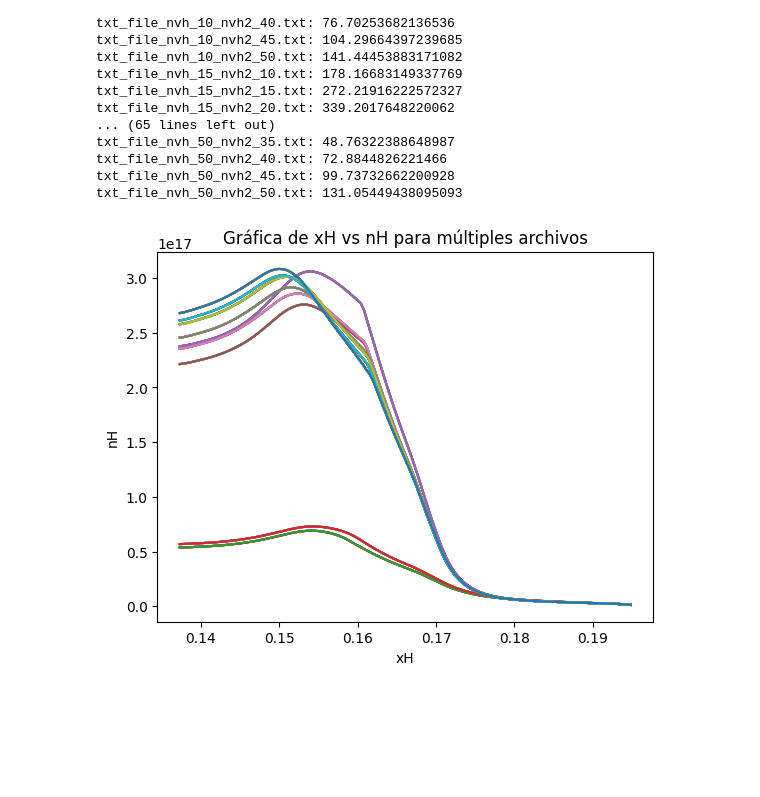
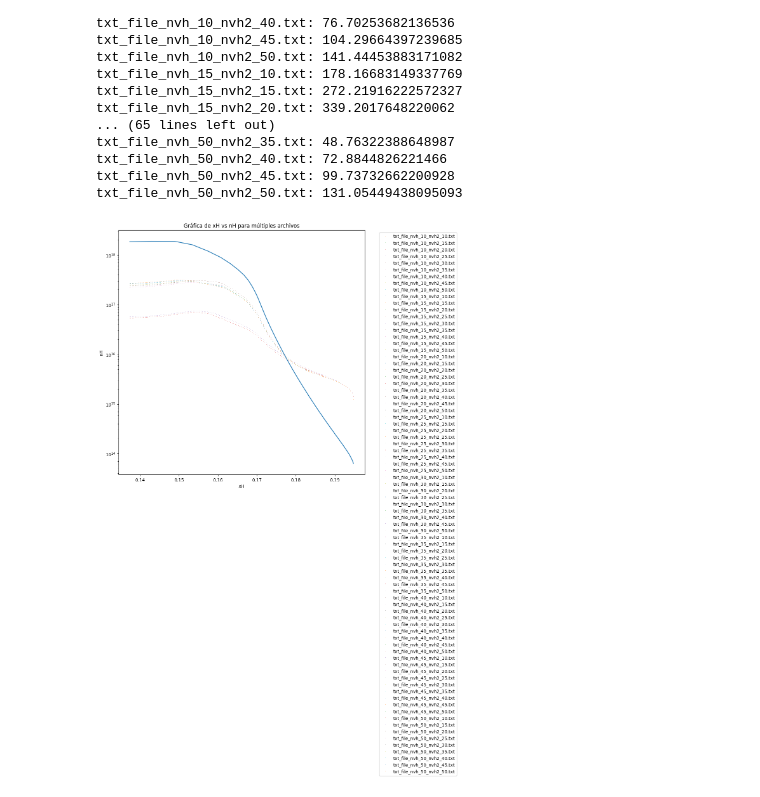
Before and after one commit to W-M-plasma-group/KN1DPy, a Jupyter notebook: tests.ipynb, the cells around one changed output. Cells and saved outputs as stored; diff of their text form; code cells hidden in the pictures; blank space fills up the shorter version.

Commit message:
Updated: test.ipynb -> plot xh_nh & xh2_nh2

```diff
--- a/tests.ipynb
+++ b/tests.ipynb
@@ -112,37 +112,43 @@ txt_file_nvh_50_nvh2_50.txt: 131.05449438095093
 import glob
 import re
 import matplotlib.pyplot as plt
+from scipy.io import readsav
+filename = readsav('1090904024_950to1050.sav')
 
 def read_variable_from_txt(filename, variable_name):
     with open(filename, 'r') as file:
         content = file.read()
 
     # Usar expresión regular para encontrar y extraer los valores de la variable
     pattern = rf"{variable_name}:\s*\[([^\]]+)\]"
     match = re.search(pattern, content)
     if match:
         values_str = match.group(1)
         values_list = [float(val) for val in values_str.split()]
         return values_list
     else:
         return None
 
 # Buscar todos los archivos que coincidan con el patrón 'txt_file_nvh_*'
 pattern = 'txt_file_nvh_*'
 file_list = glob.glob(pattern)
 
+fig = plt.figure(figsize=(10,10))
+plt.plot(filename['xh'],filename['nh'])
 # Leer los valores de xH y nH de cada archivo y graficarlos
 for filename in file_list:
     xH = read_variable_from_txt(filename, 'xH')
     nH = read_variable_from_txt(filename, 'nH')
 
     if xH is not None and nH is not None:
-        plt.plot(xH, nH, label=filename)
+        plt.plot(xH, nH,',' ,label=filename)
 
 # Configurar la gráfica
 plt.xlabel('xH')
+plt.yscale('log')
 plt.ylabel('nH')
+plt.legend(bbox_to_anchor=(1.05, 1), loc='upper left')
 plt.title('Gráfica de xH vs nH para múltiples archivos')
 plt.show()
 # %% [output]
-[figure, old version]
+[figure, new version]
```
Also changed, not shown: parts of 1 cell of this notebook.
